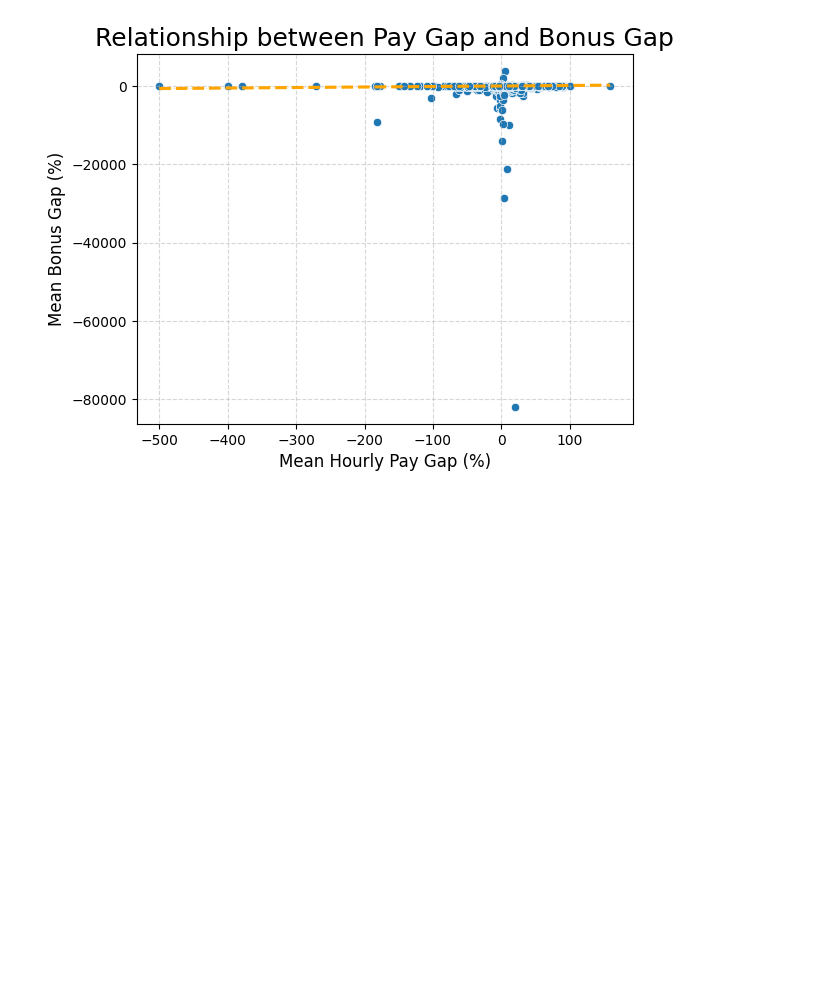
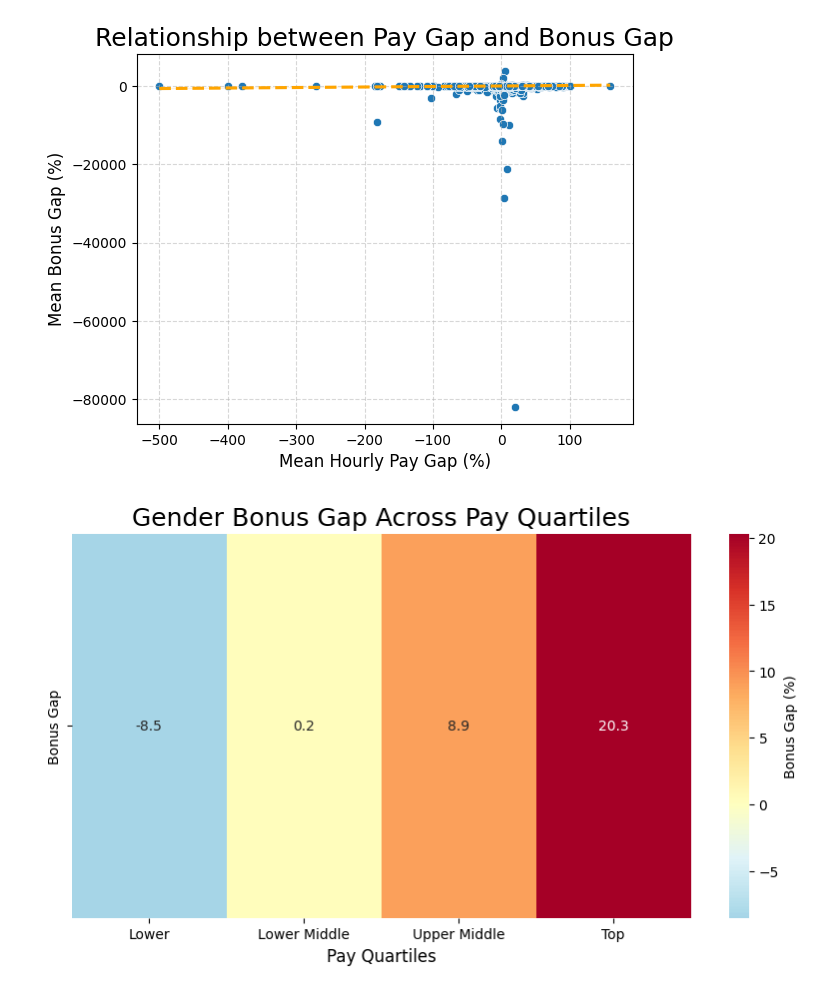
Before and after one commit to 0703fws/freedomprogrammingexercise, a Jupyter notebook: paygap_analysis.ipynb, the cells around one changed output. Drawn from its saved outputs; the diff is of its cells as text; code cells hidden in the pictures; blank space fills up the shorter version.

Commit message:
Data visualisation: Bonus gap across different pay quartiles

```diff
--- a/paygap_analysis.ipynb
+++ b/paygap_analysis.ipynb
@@ -295,3 +295,20 @@ plt.grid(True,linestyle="--",alpha=0.5)
 plt.show()
 # %% [output]
 [figure]
+# %%
+# Data visualisation: Bonus gap across different pay quartiles
+#calculate bonus gap for each quartile
+bonus_gap = [(m - f) for m,f in zip(male_quartile_mean,female_quartile_mean)]
+# set the heatmap data
+heatmap_data = pd.DataFrame({"Quartile":quartile_labels,"Bonus Gap":bonus_gap}).set_index("Quartile")
+# set the size of the figure
+plt.figure(figsize=(10,5))
+# create a heatmap
+sns.heatmap(heatmap_data.T,annot=True,fmt=".1f",cmap="RdYlBu_r",center=0,cbar_kws={"label":"Bonus Gap (%)"})
+# add xlabel and title
+plt.xlabel("Pay Quartiles",fontsize=12)
+plt.title("Gender Bonus Gap Across Pay Quartiles",fontsize=18)
+#show the heatmap
+plt.show()
+# %% [output]
+[figure, added]
```
